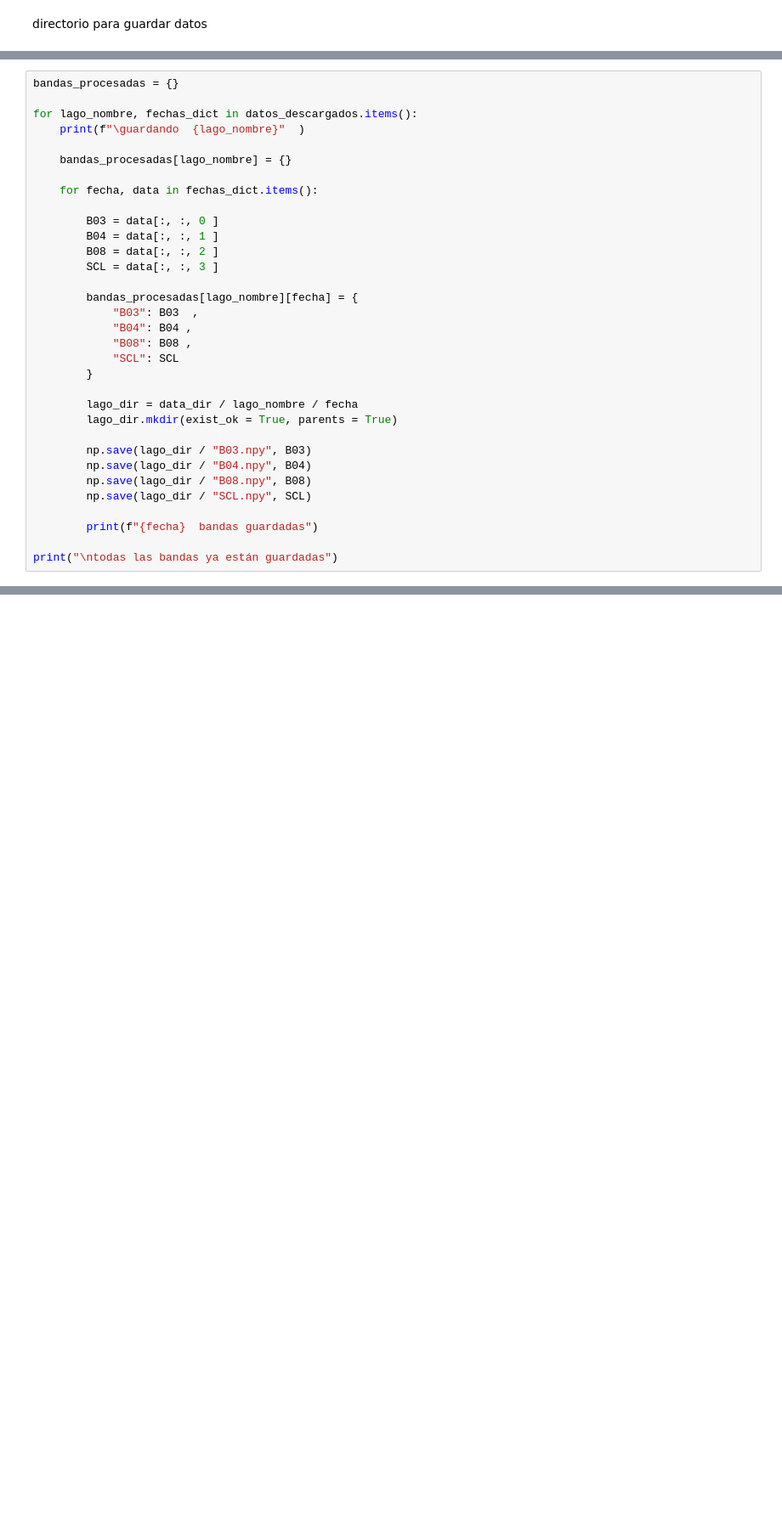
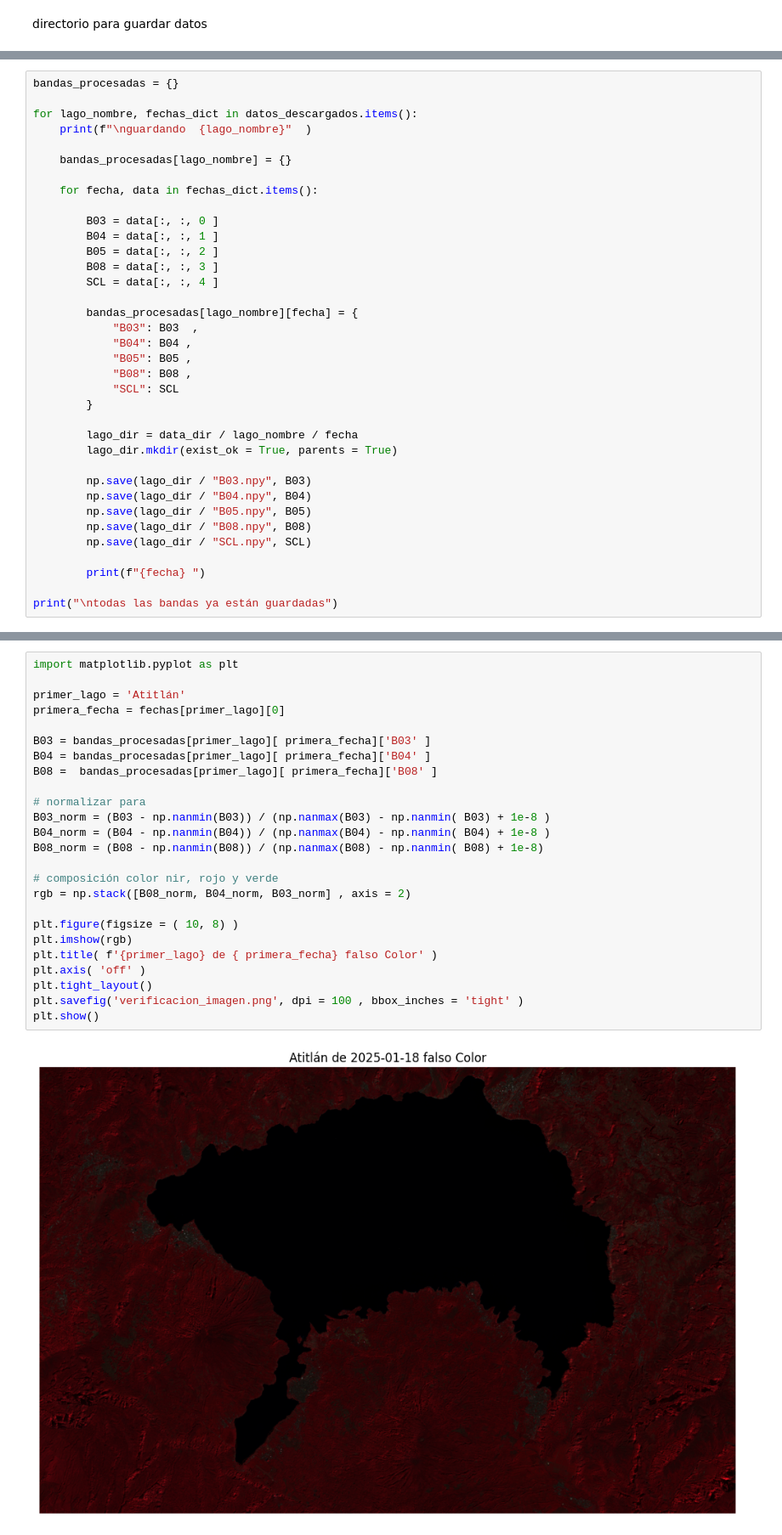
Before and after one commit to belennmm/DataS_Lab4_GeoEspaciales, a Jupyter notebook: Lab4_GeoEspaciales.ipynb, the cells around one changed output, grey strips where cells are left out. Shown at 85% size. Saved outputs shown, nothing was run; the diff lists cells and outputs as text; blank space fills up the shorter version.

Commit message:
análisis de los puntos 3 y 4 para ambos lagos

```diff
--- a/Lab4_GeoEspaciales.ipynb
+++ b/Lab4_GeoEspaciales.ipynb
@@ -290,7 +277,7 @@ descarga hecha total: 22
 bandas_procesadas = {}
 
 for lago_nombre, fechas_dict in datos_descargados.items():
-    print(f"\guardando  {lago_nombre}"  )
+    print(f"\nguardando  {lago_nombre}"  )
 
     bandas_procesadas[lago_nombre] = {}
 
@@ -298,12 +285,14 @@ for lago_nombre, fechas_dict in datos_descargados.items():
 
         B03 = data[:, :, 0 ]
         B04 = data[:, :, 1 ]
-        B08 = data[:, :, 2 ]
-        SCL = data[:, :, 3 ]
+        B05 = data[:, :, 2 ]
+        B08 = data[:, :, 3 ]
+        SCL = data[:, :, 4 ]
 
         bandas_procesadas[lago_nombre][fecha] = {
             "B03": B03  ,
             "B04": B04 ,
+            "B05": B05 ,
             "B08": B08 ,
             "SCL": SCL
         }
@@ -313,10 +302,11 @@ for lago_nombre, fechas_dict in datos_descargados.items():
 
         np.save(lago_dir / "B03.npy", B03)
         np.save(lago_dir / "B04.npy", B04)
+        np.save(lago_dir / "B05.npy", B05)
         np.save(lago_dir / "B08.npy", B08)
         np.save(lago_dir / "SCL.npy", SCL)
 
-        print(f"{fecha}  bandas guardadas")
+        print(f"{fecha} ")
 
 print("\ntodas las bandas ya están guardadas")
 # %% [output]
@@ -339,0 +374,27 @@ todas las bandas ya están guardadas
+# %%
+import matplotlib.pyplot as plt
+
+primer_lago = 'Atitlán'
+primera_fecha = fechas[primer_lago][0]
+
+B03 = bandas_procesadas[primer_lago][ primera_fecha]['B03' ]
+B04 = bandas_procesadas[primer_lago][ primera_fecha]['B04' ]
+B08 =  bandas_procesadas[primer_lago][ primera_fecha]['B08' ]
+
+# normalizar para
+B03_norm = (B03 - np.nanmin(B03)) / (np.nanmax(B03) - np.nanmin( B03) + 1e-8 )
+B04_norm = (B04 - np.nanmin(B04)) / (np.nanmax(B04) - np.nanmin( B04) + 1e-8 )
+B08_norm = (B08 - np.nanmin(B08)) / (np.nanmax(B08) - np.nanmin( B08) + 1e-8)
+
+# composición color nir, rojo y verde
+rgb = np.stack([B08_norm, B04_norm, B03_norm] , axis = 2)
+
+plt.figure(figsize = ( 10, 8) )
+plt.imshow(rgb)
+plt.title( f'{primer_lago} de { primera_fecha} falso Color' )
+plt.axis( 'off' )
+plt.tight_layout()
+plt.savefig('verificacion_imagen.png', dpi = 100 , bbox_inches = 'tight' )
+plt.show()
+# %% [output]
+[figure, added]
```
Also changed, not shown: parts of 24 cells of this notebook, 3 other files.
